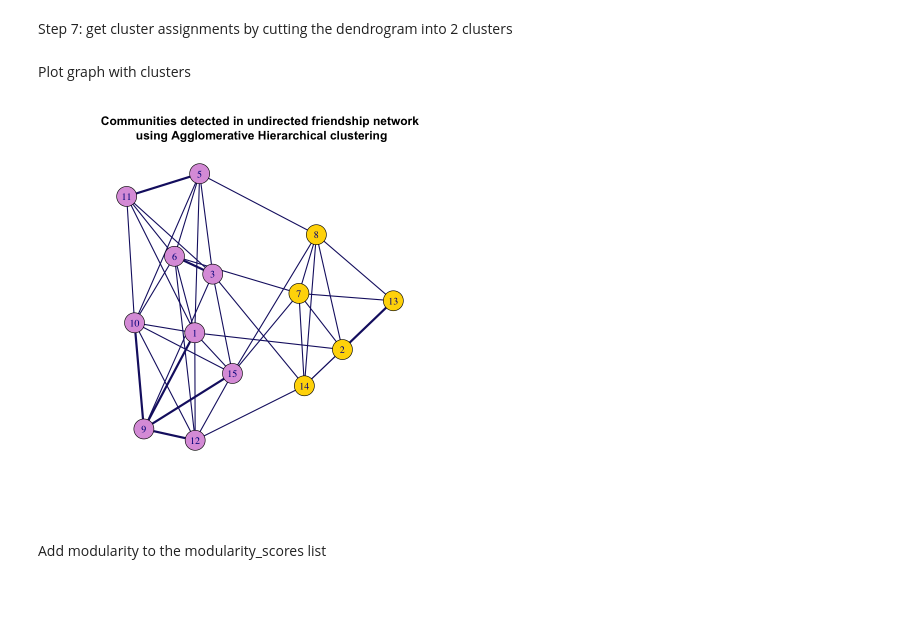
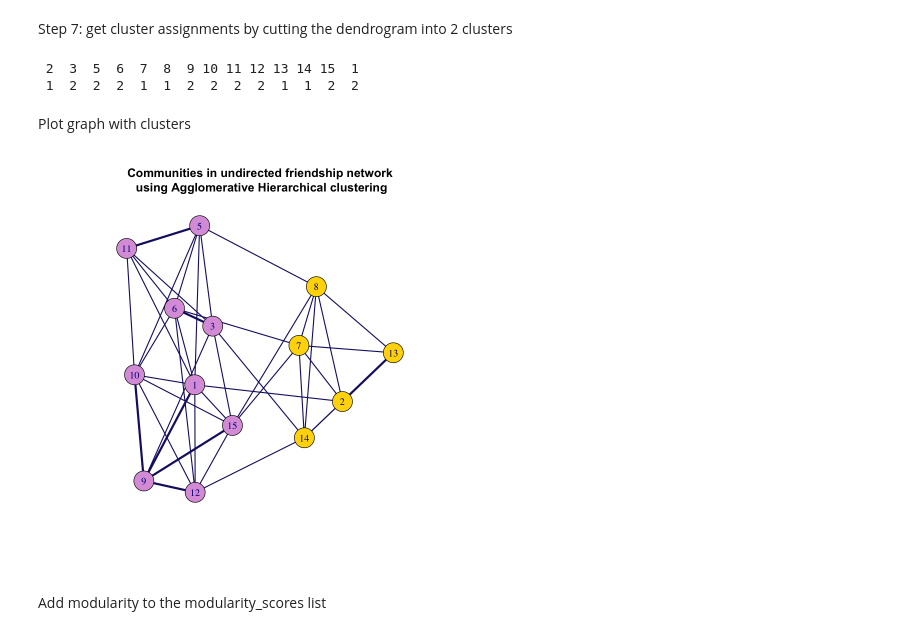
Before and after one commit to SaskaAloric/SNA2020, a Jupyter notebook: SNA_Labs/lab_4_R_jupyter_notebook.ipynb, the cells around one changed output. Drawn from its saved outputs; the diff is of its cells as text; code cells hidden in the pictures; blank space fills up the shorter version.

```diff
--- a/SNA_Labs/lab_4_R_jupyter_notebook.ipynb
+++ b/SNA_Labs/lab_4_R_jupyter_notebook.ipynb
@@ -922,17 +922,21 @@ fviz_dend(friend_und_hc, k=2)
 Step 7: get cluster assignments by cutting the dendrogram into 2 clusters
 # %%
 friend_und_clust <- cutree(friend_und_hc, k = 2)
+friend_und_clust
+# %% [output]
+ 2  3  5  6  7  8  9 10 11 12 13 14 15  1
+ 1  2  2  2  1  1  2  2  2  2  1  1  2  2
 # %% [markdown]
 Plot graph with clusters
 # %%
 plot(friend_net_und,
+     layout = layout_with_fr(friend_net_und),
      vertex.color=c('gold', 'plum')[friend_und_clust],
-     layout = layout_with_fr(friend_net_und),
      edge.color = 'midnightblue',
      edge.width = E(friend_net_und)$friend_tie * 1.75,
-     main="Communities detected in undirected friendship network\n using Agglomerative Hierarchical clustering")
+     main="Communities in undirected friendship network\n using Agglomerative Hierarchical clustering")
 # %% [output]
-[figure, old version]
+[figure, new version]
 # %% [markdown]
 Add modularity to the modularity_scores list
 # %%
```
Also changed, not shown: parts of 10 cells of this notebook.
